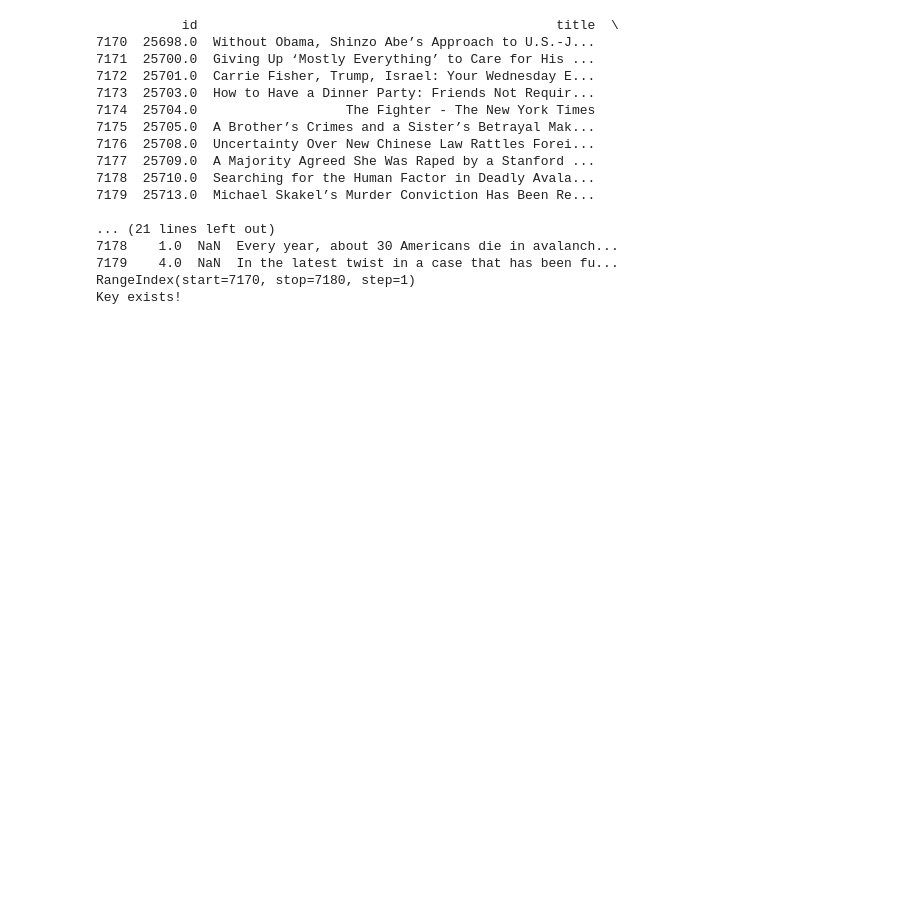
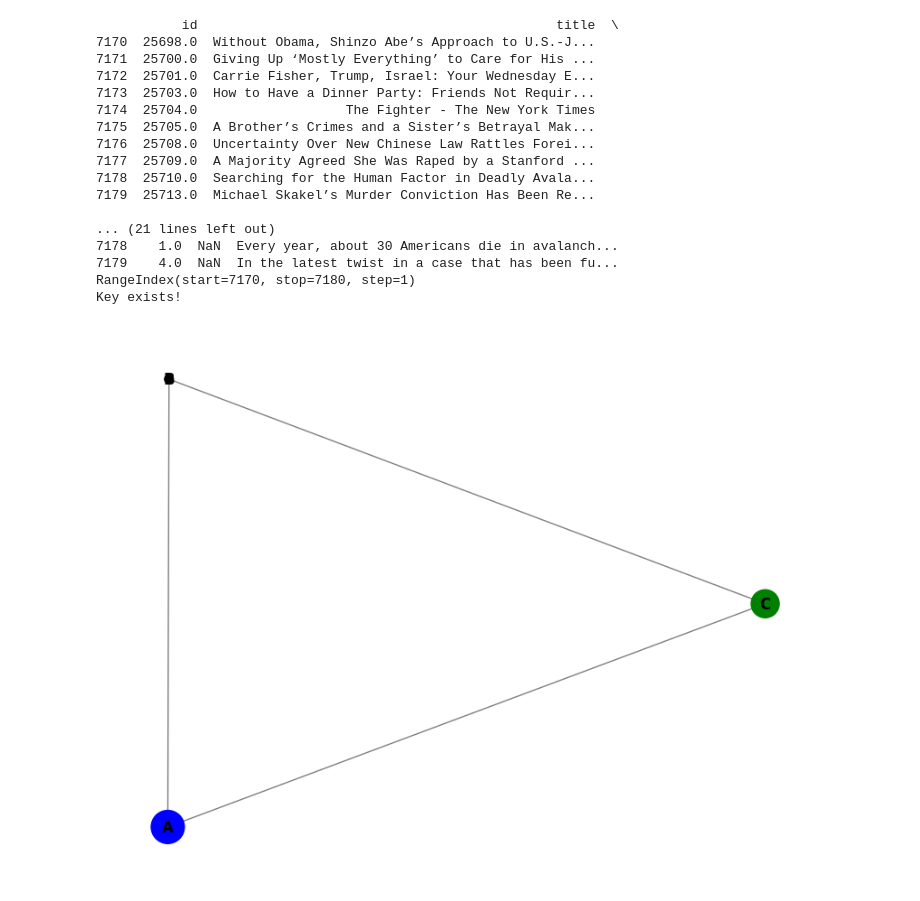
Before and after one commit to malo35270/360NewsScope, a Jupyter notebook: 360NS_resultat.ipynb, the cells around one changed output. Cells and saved outputs as stored; diff of their text form; code cells hidden in the pictures; blank space fills up the shorter version.

```diff
--- a/360NS_resultat.ipynb
+++ b/360NS_resultat.ipynb
@@ -225,0 +285,28 @@ g.save_graph('nx.html')
+# %%
+import networkx as nx
+import matplotlib.pyplot as plt
+
+# Créer un graphique
+G = nx.Graph()
+
+# Ajouter des nœuds avec des attributs de couleur et de taille
+G.add_node('A', color='blue', size=700)
+G.add_node('B', color='red', size=1000)
+G.add_node('B', color='black', size=50)
+G.add_node('C', color='green', size=500)
+
+# Ajouter des arêtes entre les nœuds
+G.add_edge('A', 'B')
+G.add_edge('A', 'C')
+G.add_edge('B', 'C')
+
+# Préparer les couleurs et les tailles pour le dessin
+colors = [G.nodes[n]['color'] for n in G.nodes]
+sizes = [G.nodes[n]['size'] for n in G.nodes]
+
+# Dessiner le graphique
+plt.figure(figsize=(8, 6))
+nx.draw(G, node_color=colors, node_size=sizes, with_labels=True, font_weight='bold', edge_color='gray')
+plt.show()
+# %% [output]
+[figure, added]
```
Also changed, not shown: parts of 12 cells of this notebook, 1 other file.
